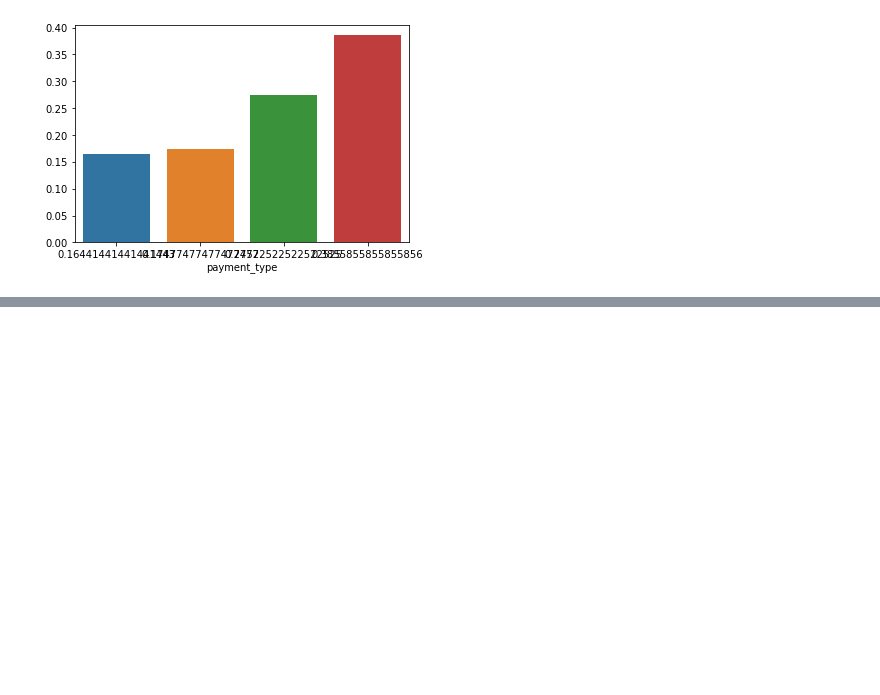
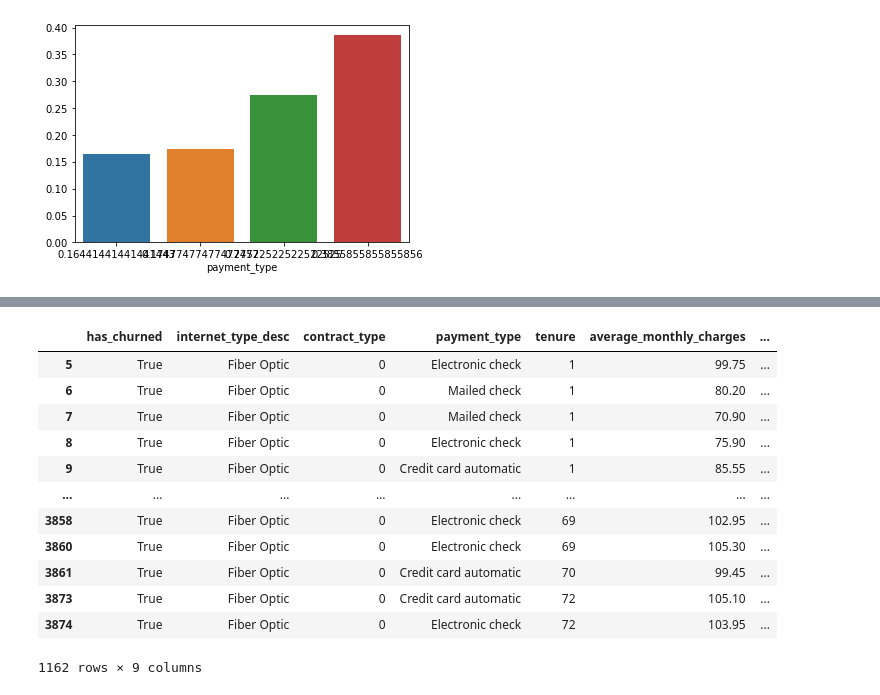
Before and after one commit to Brooke-Holyoak/numpy-pandas-visualization-exercises, a Jupyter notebook: telco_viz1_project.ipynb, the cells around one changed output, grey strips where cells are left out. Drawn from its saved outputs; the diff is of its cells as text; code cells hidden in the pictures; blank space fills up the shorter version.

```diff
--- a/telco_viz1_project.ipynb
+++ b/telco_viz1_project.ipynb
@@ -379,0 +380,18 @@ Name: tenure_bins, dtype: float64
+# %%
+fiber_churned = mtm_churned[mtm_churned.internet_type_desc == "Fiber Optic"]
+
+fiber_churned
+# %% [output]
+|  | has_churned | internet_type_desc | contract_type | payment_type | tenure | average_monthly_charges | ... |
+| 5 | True | Fiber Optic | 0 | Electronic check | 1 | 99.75 | ... |
+| 6 | True | Fiber Optic | 0 | Mailed check | 1 | 80.20 | ... |
+| 7 | True | Fiber Optic | 0 | Mailed check | 1 | 70.90 | ... |
+| 8 | True | Fiber Optic | 0 | Electronic check | 1 | 75.90 | ... |
+| 9 | True | Fiber Optic | 0 | Credit card automatic | 1 | 85.55 | ... |
+| ... | ... | ... | ... | ... | ... | ... | ... |
+| 3858 | True | Fiber Optic | 0 | Electronic check | 69 | 102.95 | ... |
+| 3860 | True | Fiber Optic | 0 | Electronic check | 69 | 105.30 | ... |
+| 3861 | True | Fiber Optic | 0 | Credit card automatic | 70 | 99.45 | ... |
+| 3873 | True | Fiber Optic | 0 | Credit card automatic | 72 | 105.10 | ... |
+| 3874 | True | Fiber Optic | 0 | Electronic check | 72 | 103.95 | ... |
+1162 rows × 9 columns
```
Also changed, not shown: parts of 25 cells of this notebook.
